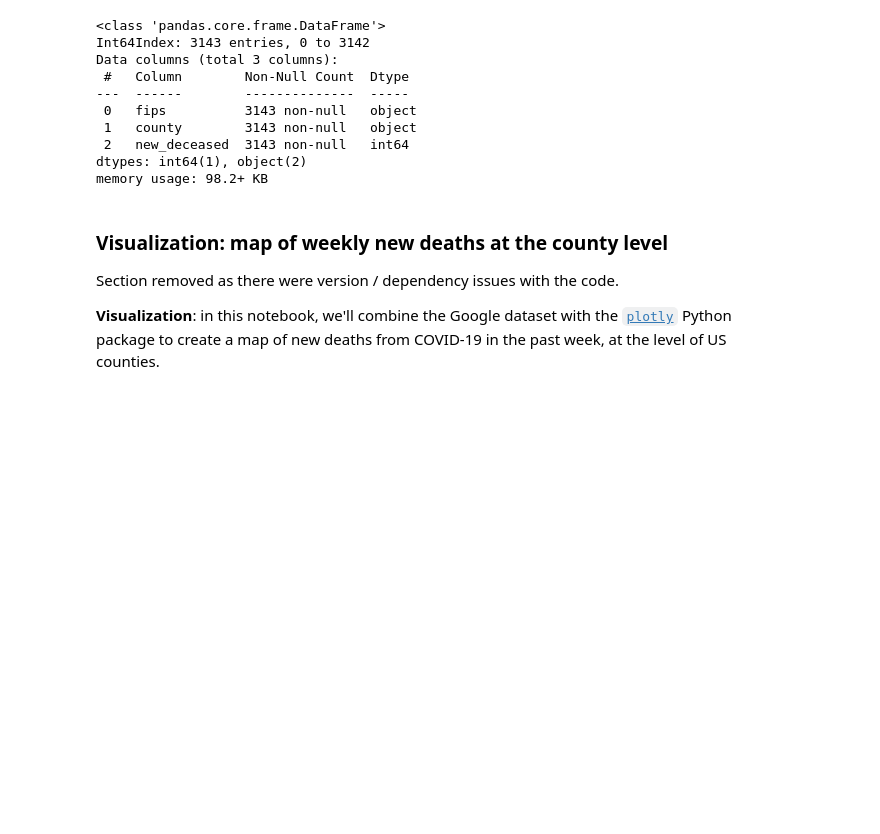
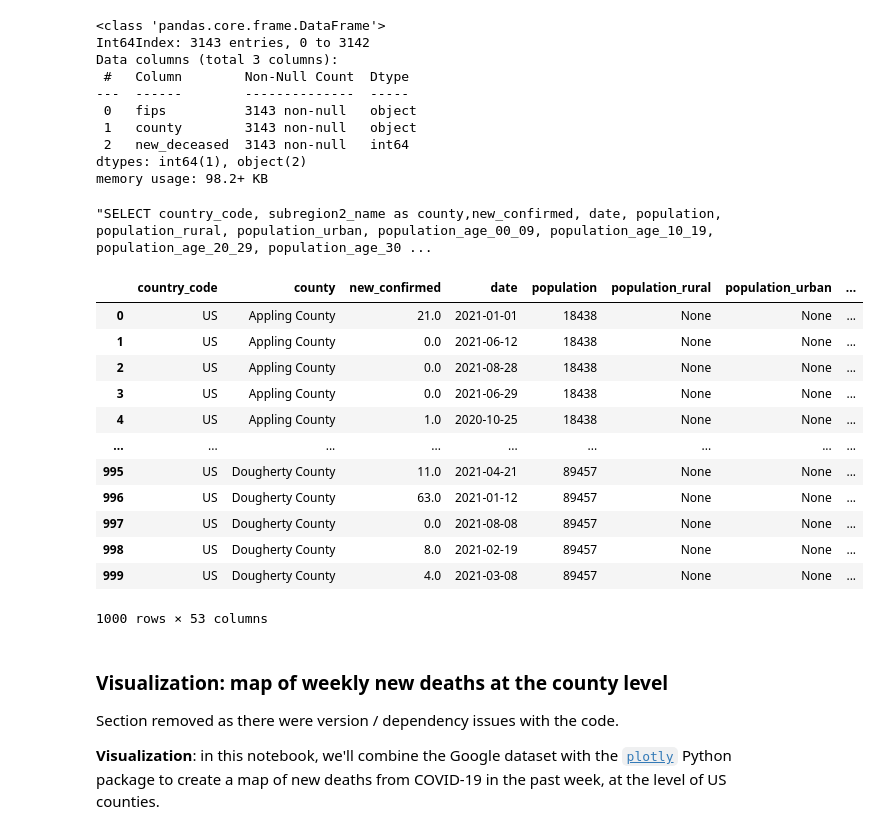
Before and after one commit to w-oke/covid_reproduction, a Jupyter notebook: 001-etl-data-covid-19.ipynb, the cells around one changed output. Saved outputs shown, nothing was run; the diff lists cells and outputs as text; code cells hidden in the pictures; blank space fills up the shorter version.

```diff
--- a/001-etl-data-covid-19.ipynb
+++ b/001-etl-data-covid-19.ipynb
@@ -176,3 +180,45 @@ memory usage: 98.2+ KB
+# %%
+# note: the autenticated user must have access to the specified project
+# the listed project was created by Wesley Oke
+client = bigquery.Client(project='citric-trees-332113')
+
+# Construct a BigQuery client object.
+query = "SELECT country_code, subregion2_name as county," + var_all2 + """
+FROM
+  `bigquery-public-data.covid19_open_data.covid19_open_data`
+WHERE
+  country_code = 'CA'         # only look in the United States
+  OR country_code = 'US'
+  AND aggregation_level = 2   # only return county-level data
+LIMIT 1000
+"""
+
+# Run the query and save the result as a dataframe
+df = (client.query(query)
+             .result()
+             .to_dataframe())
+# Convert the 'date' column to a Datetime format (?)
+df['date'] = pd.DatetimeIndex(df['date'])
+# %%
+query
+# %% [output]
+"SELECT country_code, subregion2_name as county,new_confirmed, date, population, population_rural, population_urban, population_age_00_09, population_age_10_19, population_age_20_29, population_age_30 ...
+# %%
+df[df.country_code == 'US']
+# %% [output]
+|  | country_code | county | new_confirmed | date | population | population_rural | population_urban | ... |
+| 0 | US | Appling County | 21.0 | 2021-01-01 | 18438 | None | None | ... |
+| 1 | US | Appling County | 0.0 | 2021-06-12 | 18438 | None | None | ... |
+| 2 | US | Appling County | 0.0 | 2021-08-28 | 18438 | None | None | ... |
+| 3 | US | Appling County | 0.0 | 2021-06-29 | 18438 | None | None | ... |
+| 4 | US | Appling County | 1.0 | 2020-10-25 | 18438 | None | None | ... |
+| ... | ... | ... | ... | ... | ... | ... | ... | ... |
+| 995 | US | Dougherty County | 11.0 | 2021-04-21 | 89457 | None | None | ... |
+| 996 | US | Dougherty County | 63.0 | 2021-01-12 | 89457 | None | None | ... |
+| 997 | US | Dougherty County | 0.0 | 2021-08-08 | 89457 | None | None | ... |
+| 998 | US | Dougherty County | 8.0 | 2021-02-19 | 89457 | None | None | ... |
+| 999 | US | Dougherty County | 4.0 | 2021-03-08 | 89457 | None | None | ... |
+1000 rows × 53 columns
 # %% [markdown]
 ### Visualization: map of weekly new deaths at the county level
 
```
Also changed, not shown: parts of 3 cells of this notebook.
